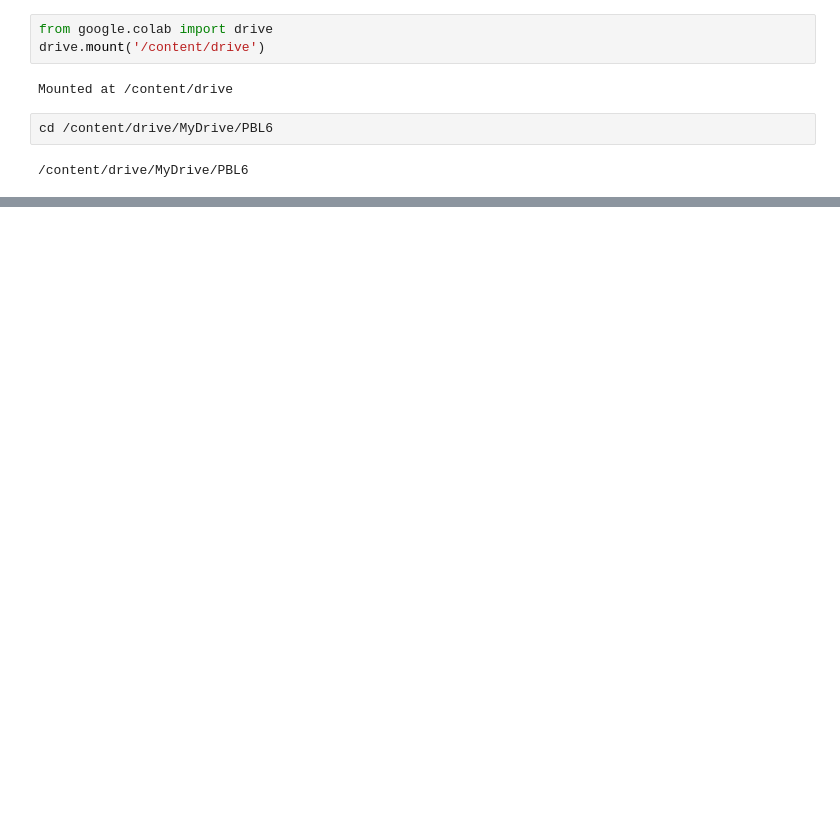
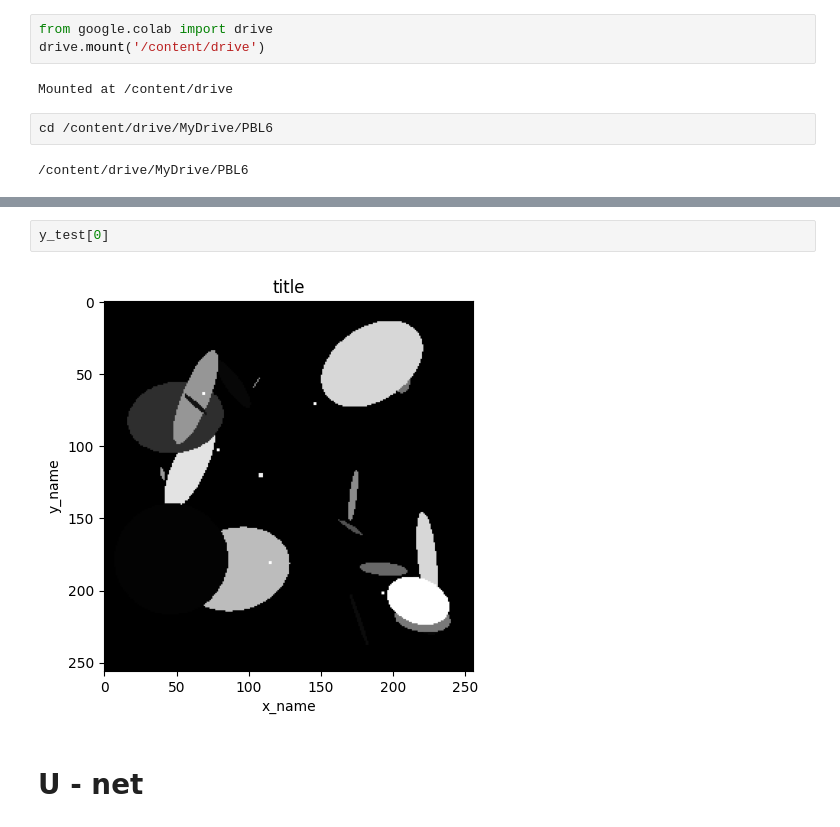
Before and after one commit to duyhau0802/PBL6_CT_Reconstruction_using_AI, a Jupyter notebook: PBL6_sinogram_to_image_model.ipynb, the cells around one changed output, grey strips where cells are left out. Drawn from its saved outputs; the diff is of its cells as text; blank space fills up the shorter version.

```diff
--- a/PBL6_sinogram_to_image_model.ipynb
+++ b/PBL6_sinogram_to_image_model.ipynb
@@ -157,0 +588,6 @@ for i in range(10):
+# %%
+y_test[0]
+# %% [output]
+[figure, added]
+# %% [markdown]
+# U - net
```
Also changed, not shown: parts of 53 cells of this notebook.
